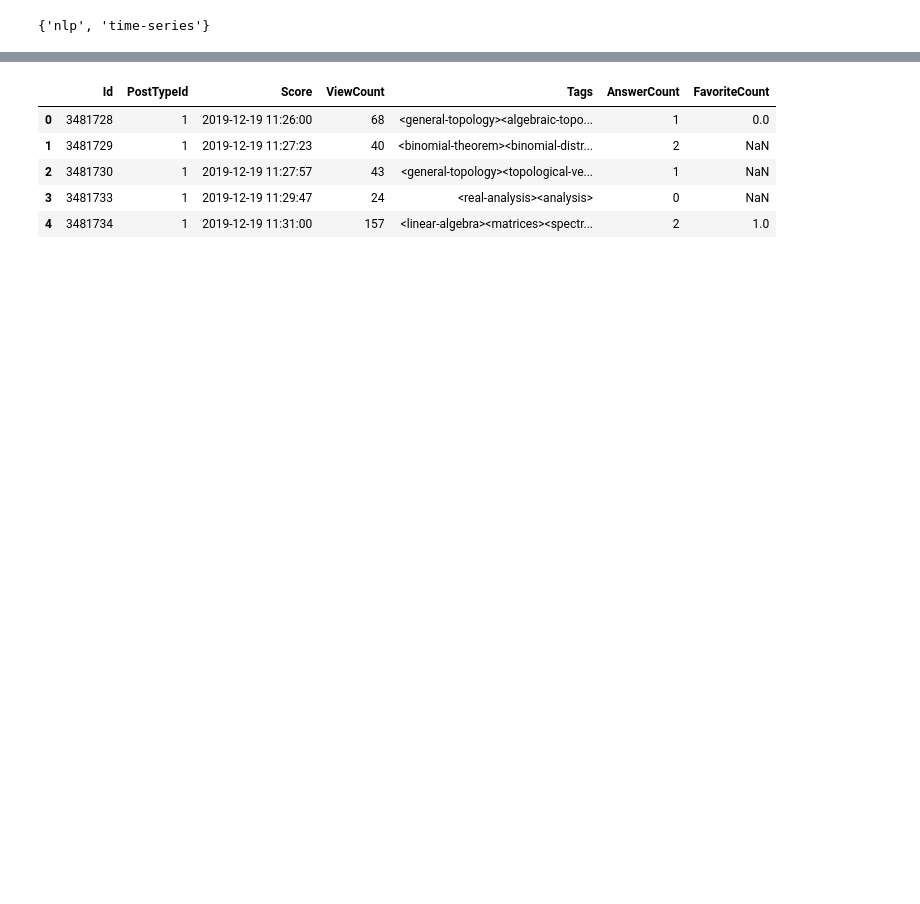
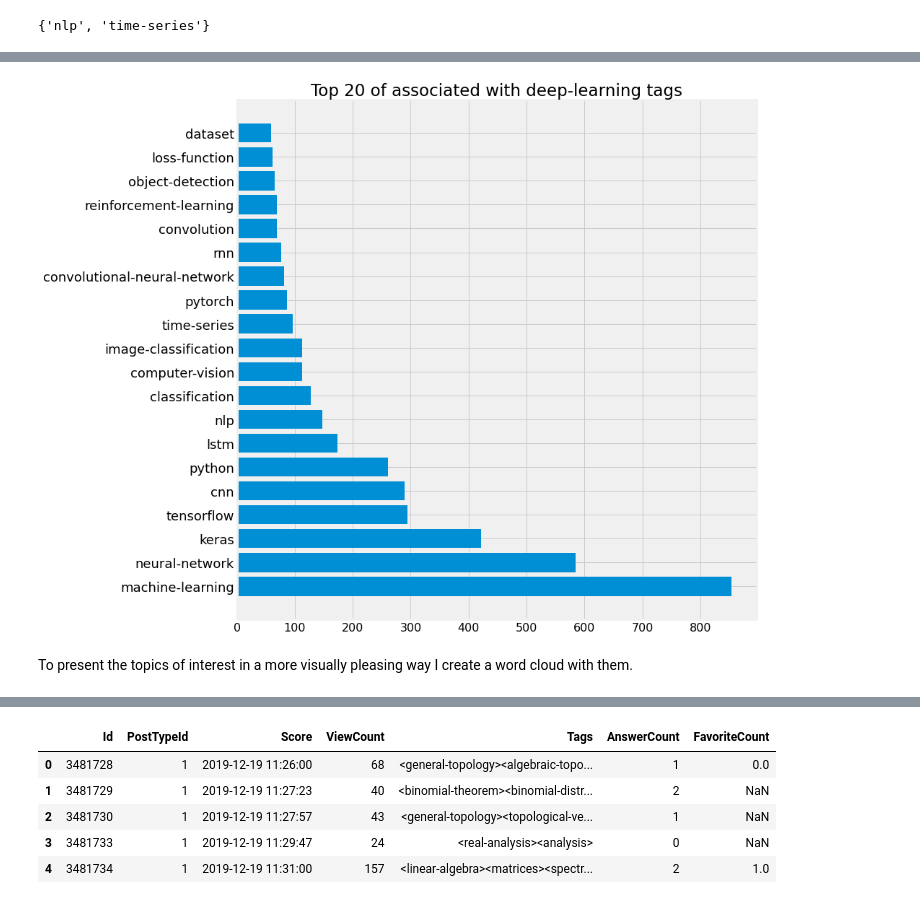
Before and after one commit to kafka-polka-dot/jupyter_projects, a Jupyter notebook: ds_questions/ds_questions.ipynb, the cells around one changed output, grey strips where cells are left out. Drawn from its saved outputs; the diff is of its cells as text; code cells hidden in the pictures; blank space fills up the shorter version.

```diff
--- a/ds_questions/ds_questions.ipynb
+++ b/ds_questions/ds_questions.ipynb
@@ -488,0 +422,18 @@ Clear increase in share of questions connected to deep learning technologies. My
+# %%
+# plot bar chart
+fig = plt.figure(figsize = (10,10))
+
+ax = fig.add_axes([0,0,1,1])
+
+count = [val[1] for val in tags]
+associated_tags = [val[0] for val in tags]
+ax.barh(associated_tags, count)
+
+plt.yticks(fontsize=18)
+plt.title('Top 20 of associated with deep-learning tags')
+
+plt.show()
+# %% [output]
+[figure, added]
+# %% [markdown]
+To present the topics of interest in a more visually pleasing way I create a word cloud with them.
```
Also changed, not shown: parts of 84 cells of this notebook.
